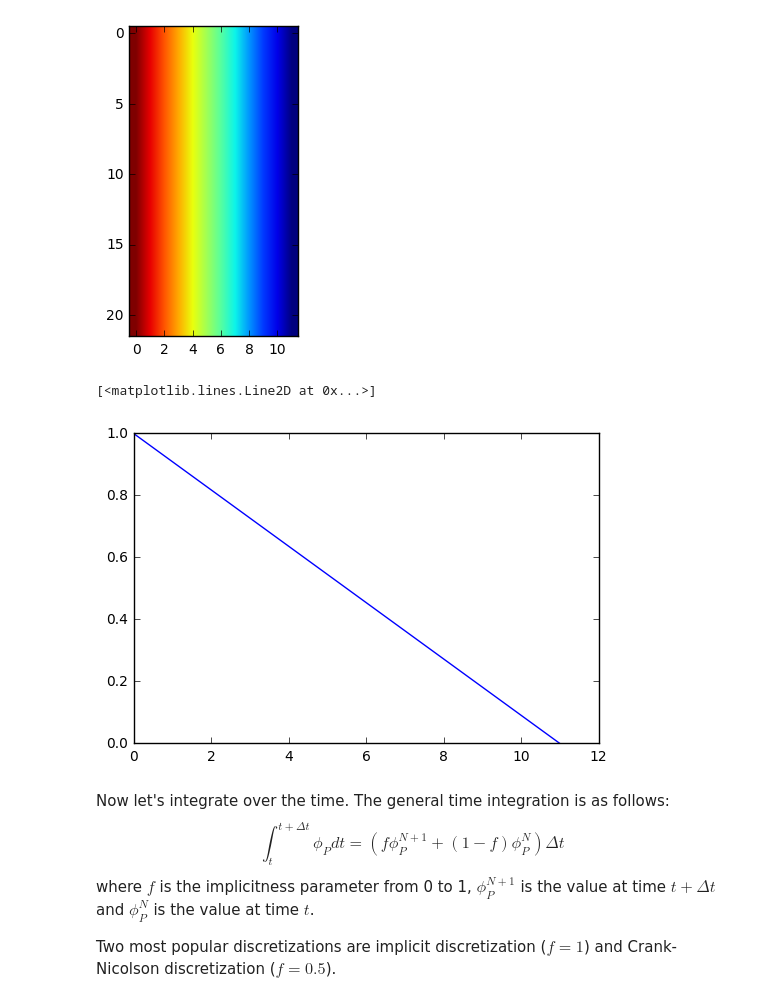
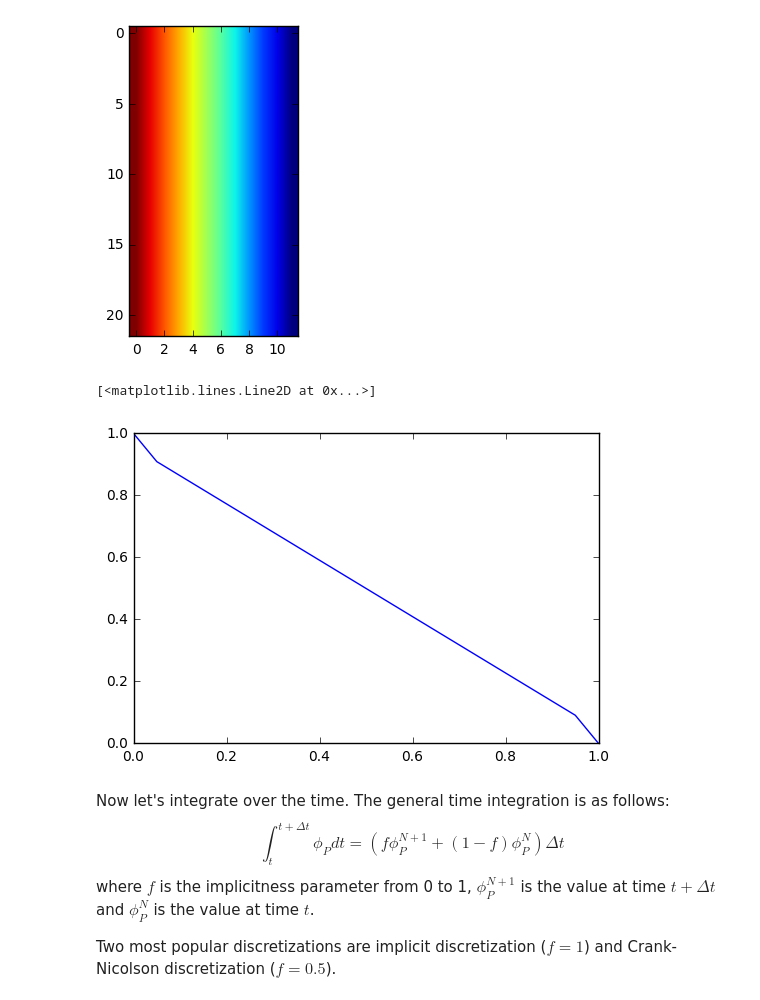
Before and after one commit to shurikkuzmin/FiniteVolumeADE, a Jupyter notebook: finite_volume_ade.ipynb, the cells around one changed output. Cells and saved outputs as stored; diff of their text form; code cells hidden in the pictures.

```diff
--- a/finite_volume_ade.ipynb
+++ b/finite_volume_ade.ipynb
@@ -74,6 +86,10 @@ NX=10
 NY=20
 rhs = numpy.zeros(((NY+2)*(NX+2),))
 mat = numpy.zeros(((NX+2)*(NY+2),(NX+2)*(NY+2)))
+
+xfv = numpy.zeros((NX+2,))
+xfv[NX+1]=1.0
+xfv[1:NX+1] = numpy.linspace(0.5/NX,1-0.5/NX,NX)
 # %% [markdown]
 Notice that boundary conditions will enter as follows:
 # %%
@@ -102,11 +118,11 @@ for i in range(1,NX+1):
         ind_south  = ind_center-NX-2
         ind_west   = ind_center-1
         ind_east   = ind_center+1
-        mat[ind_center,ind_center] = -8
-        mat[ind_center,ind_north]  = 2
-        mat[ind_center,ind_south]  = 2
-        mat[ind_center,ind_west]   = 2
-        mat[ind_center,ind_east]   = 2
+        mat[ind_center,ind_center] = -4
+        mat[ind_center,ind_north]  = 1
+        mat[ind_center,ind_south]  = 1
+        mat[ind_center,ind_west]   = 1
+        mat[ind_center,ind_east]   = 1
 for i in range(1,NX+1):
     ind1_center= 1*(NX+2)+i
     ind1_north = ind1_center+NX+2
@@ -117,15 +133,15 @@ for i in range(1,NX+1):
     ind2_west  = ind2_center-1
     ind2_east  = ind2_center+1
 
-    mat[ind1_center,ind1_center]=-6
-    mat[ind1_center,ind1_north] =2
-    mat[ind1_center,ind1_west]  =2
-    mat[ind1_center,ind1_east]  =2
+    mat[ind1_center,ind1_center]=-3
+    mat[ind1_center,ind1_north] =1
+    mat[ind1_center,ind1_west]  =1
+    mat[ind1_center,ind1_east]  =1
 
-    mat[ind2_center,ind2_center]=-6
-    mat[ind2_center,ind2_south] =2
-    mat[ind2_center,ind2_east]  =2
-    mat[ind2_center,ind2_west]  =2
+    mat[ind2_center,ind2_center]=-3
+    mat[ind2_center,ind2_south] =1
+    mat[ind2_center,ind2_east]  =1
+    mat[ind2_center,ind2_west]  =1
 # %% [markdown]
 Withouth discretization of time (basically assuming the steady-state condition), let's try to see if we can obtain the linear profile.
 # %%
@@ -137,10 +153,10 @@ pylab.imshow(phi_mat)
 <matplotlib.image.AxesImage at 0x...>
 [figure]
 # %%
-pylab.plot(phi_mat[10,:])
+pylab.plot(xfv,phi_mat[10,:])
 # %% [output]
 [<matplotlib.lines.Line2D at 0x...>]
-[figure, old version]
+[figure, new version]
 # %% [markdown]
 Now let's integrate over the time. The general time integration is as follows:
 $$\int_t^{t+\Delta t}{\phi_P dt} = (f \phi_P^{N+1} + (1-f)\phi_P^N)\Delta t$$
```
Also changed, not shown: parts of 6 cells of this notebook.
